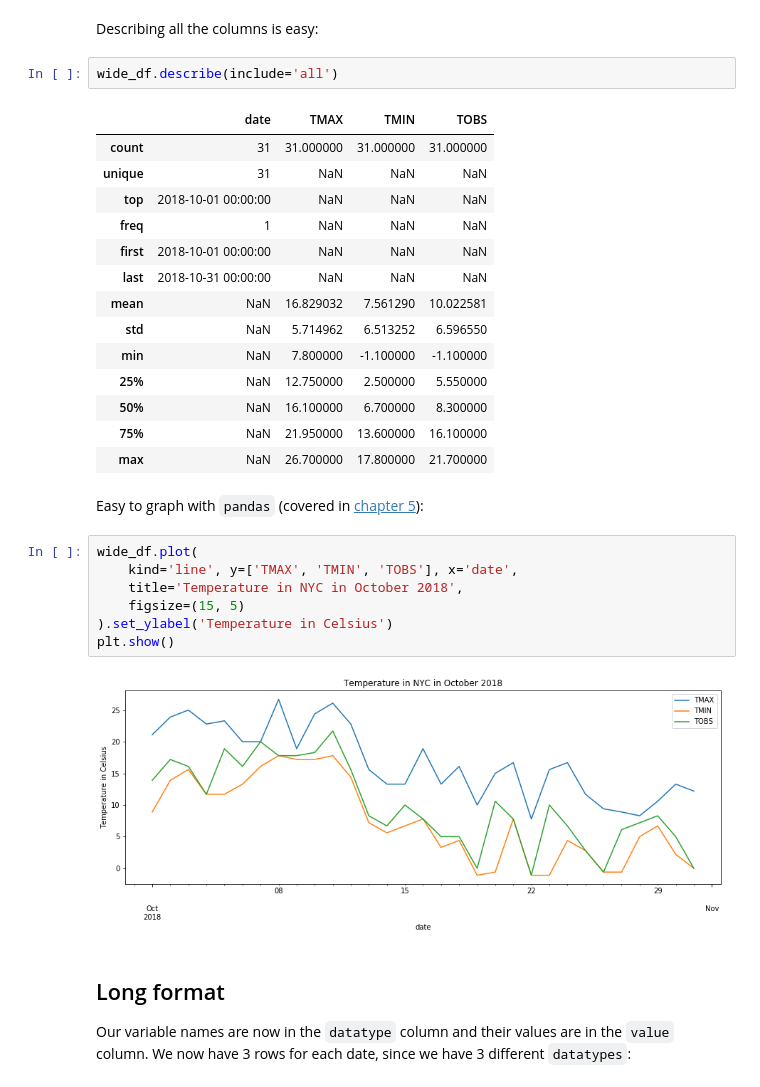
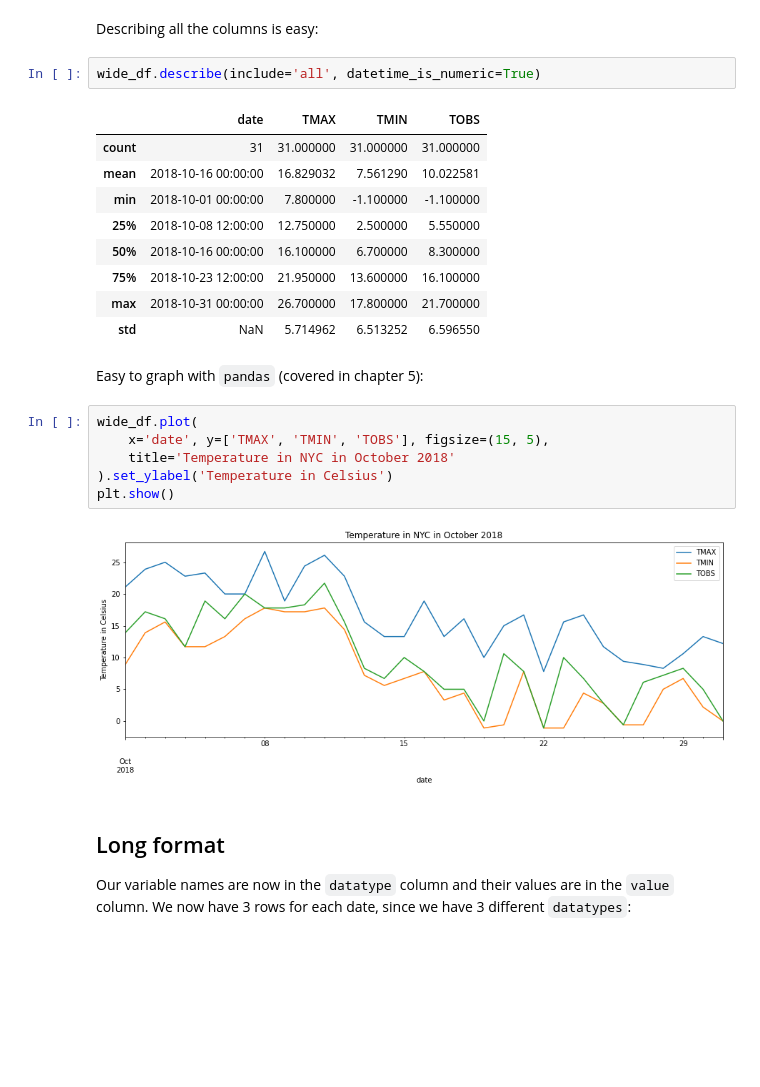
Before and after one commit to stefmolin/Hands-On-Data-Analysis-with-Pandas-2nd-edition, a Jupyter notebook: ch_03/1-wide_vs_long.ipynb, the cells around one changed output. Cells and saved outputs as stored; diff of their text form; blank space fills up the shorter version.

Commit message:
Update calls to describe().

```diff
--- a/ch_03/1-wide_vs_long.ipynb
+++ b/ch_03/1-wide_vs_long.ipynb
@@ -31,33 +31,27 @@ wide_df.head(6)
 # %% [markdown]
 Describing all the columns is easy:
 # %%
-wide_df.describe(include='all')
+wide_df.describe(include='all', datetime_is_numeric=True)
 # %% [output]
 |  | date | TMAX | TMIN | TOBS |
 | count | 31 | 31.000000 | 31.000000 | 31.000000 |
-| unique | 31 | NaN | NaN | NaN |
-| top | 2018-10-01 00:00:00 | NaN | NaN | NaN |
-| freq | 1 | NaN | NaN | NaN |
-| first | 2018-10-01 00:00:00 | NaN | NaN | NaN |
-| last | 2018-10-31 00:00:00 | NaN | NaN | NaN |
-| mean | NaN | 16.829032 | 7.561290 | 10.022581 |
+| mean | 2018-10-16 00:00:00 | 16.829032 | 7.561290 | 10.022581 |
+| min | 2018-10-01 00:00:00 | 7.800000 | -1.100000 | -1.100000 |
+| 25% | 2018-10-08 12:00:00 | 12.750000 | 2.500000 | 5.550000 |
+| 50% | 2018-10-16 00:00:00 | 16.100000 | 6.700000 | 8.300000 |
+| 75% | 2018-10-23 12:00:00 | 21.950000 | 13.600000 | 16.100000 |
+| max | 2018-10-31 00:00:00 | 26.700000 | 17.800000 | 21.700000 |
 | std | NaN | 5.714962 | 6.513252 | 6.596550 |
-| min | NaN | 7.800000 | -1.100000 | -1.100000 |
-| 25% | NaN | 12.750000 | 2.500000 | 5.550000 |
-| 50% | NaN | 16.100000 | 6.700000 | 8.300000 |
-| 75% | NaN | 21.950000 | 13.600000 | 16.100000 |
-| max | NaN | 26.700000 | 17.800000 | 21.700000 |
 # %% [markdown]
-Easy to graph with `pandas` (covered in [chapter 5](https://github.com/stefmolin/Hands-On-Data-Analysis-with-Pandas/tree/master/ch_05)):
+Easy to graph with `pandas` (covered in chapter 5):
 # %%
 wide_df.plot(
-    kind='line', y=['TMAX', 'TMIN', 'TOBS'], x='date',
-    title='Temperature in NYC in October 2018',
-    figsize=(15, 5)
+    x='date', y=['TMAX', 'TMIN', 'TOBS'], figsize=(15, 5),
+    title='Temperature in NYC in October 2018'
 ).set_ylabel('Temperature in Celsius')
 plt.show()
 # %% [output]
-[figure, old version]
+[figure, new version]
 # %% [markdown]
 ## Long format
 Our variable names are now in the `datatype` column and their values are in the `value` column. We now have 3 rows for each date, since we have 3 different `datatypes`:
```
Also changed, not shown: parts of 4 cells of this notebook.
